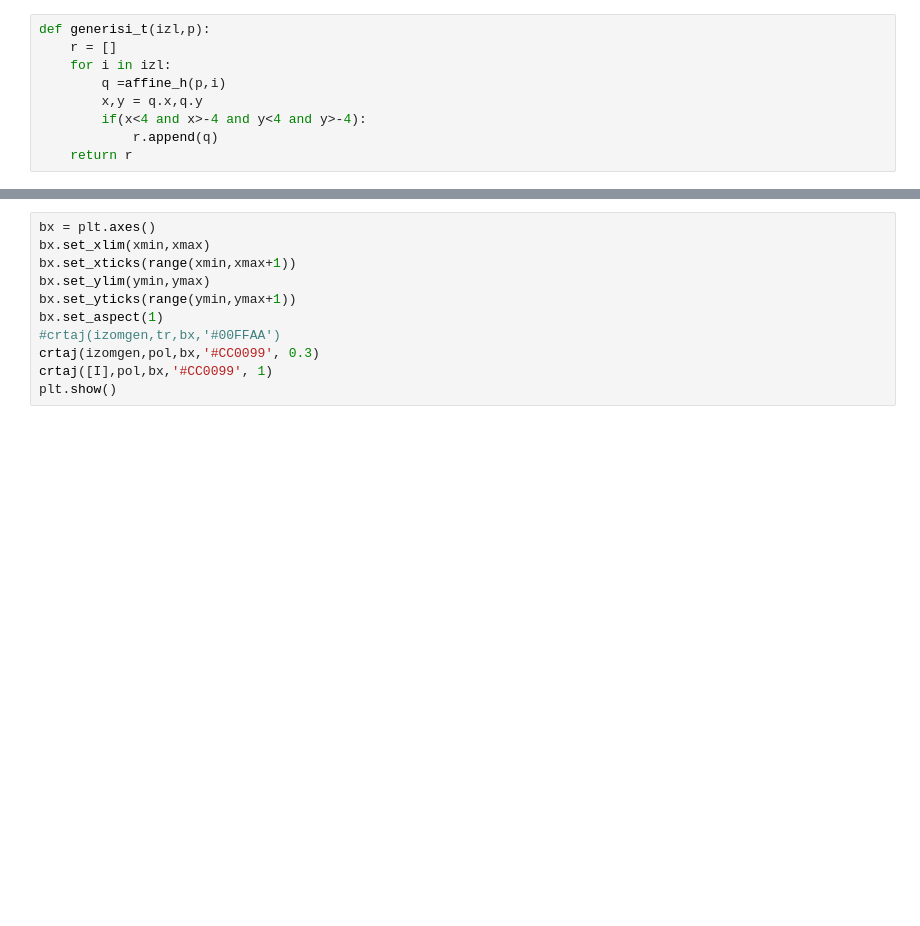
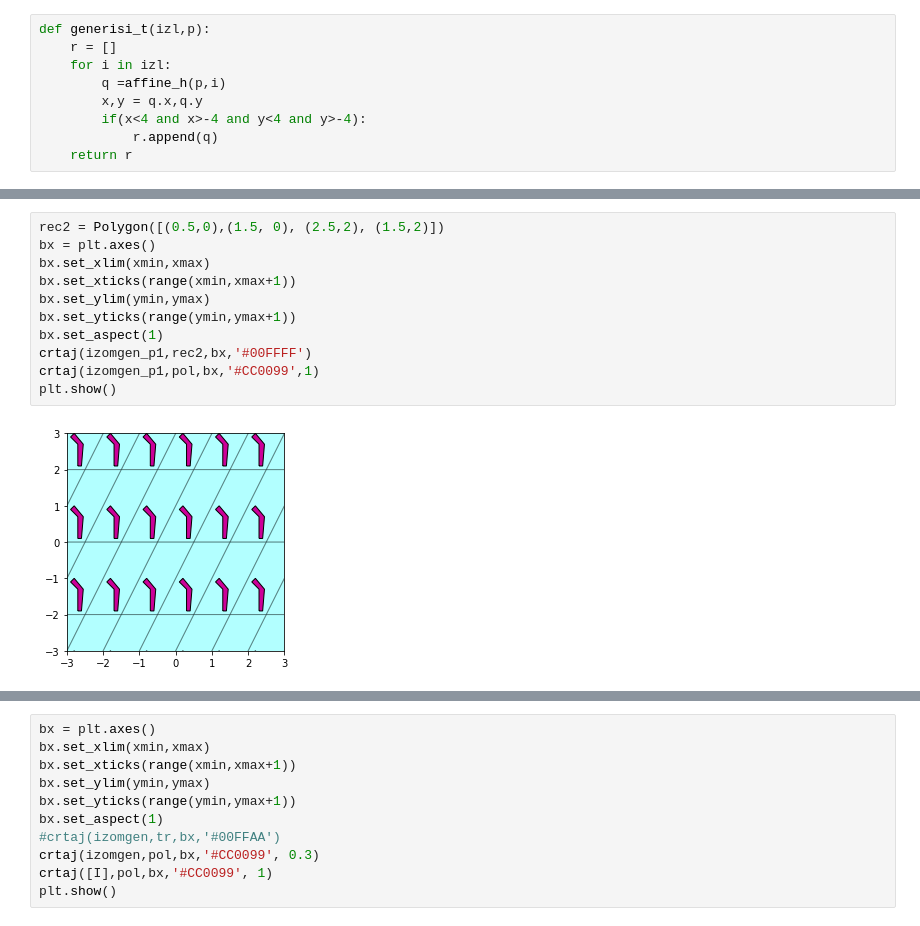
Before and after one commit to marinavas/poplocavanje, a Jupyter notebook: diagram.ipynb, the cells around one changed output, grey strips where cells are left out. Cells and saved outputs as stored; diff of their text form; blank space fills up the shorter version.

```diff
--- a/diagram.ipynb
+++ b/diagram.ipynb
@@ -64,0 +79,13 @@ plt.show()
+# %%
+rec2 = Polygon([(0.5,0),(1.5, 0), (2.5,2), (1.5,2)])
+bx = plt.axes()
+bx.set_xlim(xmin,xmax)
+bx.set_xticks(range(xmin,xmax+1))
+bx.set_ylim(ymin,ymax)
+bx.set_yticks(range(ymin,ymax+1))
+bx.set_aspect(1)
+crtaj(izomgen_p1,rec2,bx,'#00FFFF')
+crtaj(izomgen_p1,pol,bx,'#CC0099',1)
+plt.show()
+# %% [output]
+[figure, added]
```
Also changed, not shown: parts of 15 cells of this notebook, 4 other files.
